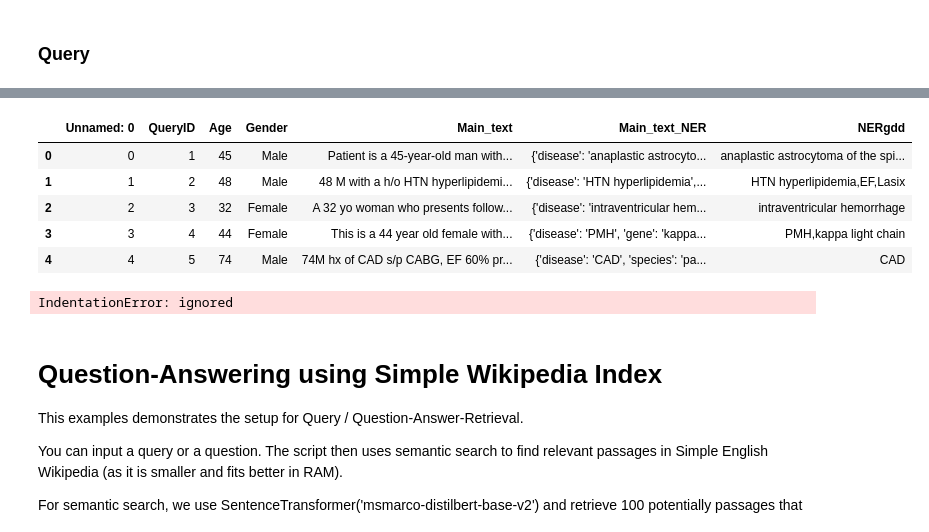
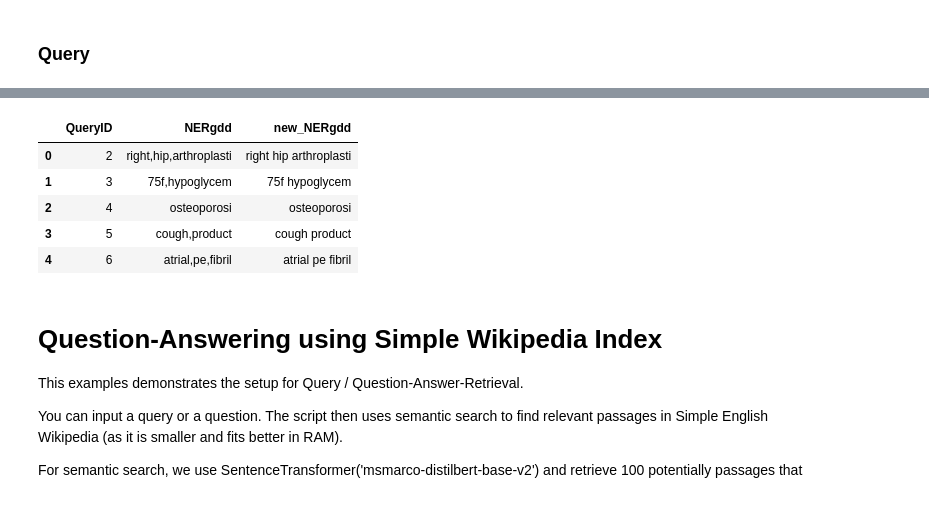
Before and after one commit to HuyenNguyenHelen/MyTREC_2021, a Jupyter notebook: BERT_Innitial_Reranking.ipynb, the cells around one changed output, grey strips where cells are left out. Cells and saved outputs as stored; diff of their text form; code cells hidden in the pictures.

```diff
--- a/BERT_Innitial_Reranking.ipynb
+++ b/BERT_Innitial_Reranking.ipynb
@@ -26,10 +26,10 @@ Successfully installed huggingface-hub-0.0.13 rank-bm25-0.2.1 sacremoses-0.0.45
 ### Documents
 # %%
 import pandas as pd
-path = r"/content/Text_New_Summary_OR_NER-BERN_Query2016_gene-disease-drug_2016(1).csv"
+path = r'/content/NNew_Summary_Combined_NER-BERN_Query2016_gene-disease-drug_2016_1_txt.csv'
 with open(path, 'r', encoding = 'utf-8' ) as f:
     data = pd.read_csv(f, header = None, delimiter='\t')
-data.columns = ['queryID','docID', 'score', 'concat_str']
+data.columns = ['queryID','docID', 'score', 'rank', 'concat_str']
 data.head()
 
 # column_names = [name.split(':')[0].replace('\'', '') for name in data.columns]
@@ -52,33 +52,3 @@ data.head()
 doc_txt = data['concat_str'].values.tolist()
 # %% [markdown]
 ### Query
-# %%
-# Raw query
-'''
-# Loading the Query [2016/2021]
-## Query 2016
-import pandas as pd
-import xml.etree.ElementTree as ET
-
-tree = ET.parse(r"/content/topics2016.xml")
-root = tree.getroot()
-
-queryID, note, description, summary=[],[],[], []
-
-
-i=0
-while i<len(root):
-    queryID.append(i+1)
-    for j in range (len(root[i])):
-        if root[i][j].tag == 'note':
-            note.append(root[i][j].text.replace('\n',''))
-        if root[i][j].tag == 'summary':
-            summary.append(root[i][j].text)
-        if root[i][j].tag == 'description':
-            description.append(root[i][j].text)
-
-    i+=1
-
-queries = pd.DataFrame(zip(queryID, note, description, summary), columns =['queryID', 'note', 'description', 'summary'] )
-queries.head()
-'''
@@ -92,21 +55,22 @@ queries.head()
 # %%
 # Processed query 2016
-path = r"/content/NER-BERN_Query2021_gene-disease-drug.csv"
+path = r"/content/Quries_2016_withTXT.txt"
 with open(path, 'r', encoding = 'utf-8' ) as f:
-    query = pd.read_csv(f)
-query['NERgdd'] = query['NERgdd'].apply(labda x: ''.join([i for i in x.split(',')]))
-query.head()
+    query_df = pd.read_csv(f, delimiter='\t')
+query_df.columns = ['QueryID', 'NERgdd']
+query_df['new_NERgdd'] = query_df['NERgdd'].apply(lambda x: ' '.join([i for i in str(x).split(',')]))
+
+query_df.head()
 # %% [output]
-|  | Unnamed: 0 | QueryID | Age | Gender | Main_text | Main_text_NER | NERgdd |
-| 0 | 0 | 1 | 45 | Male | Patient is a 45-year-old man with... | {'disease': 'anaplastic astrocyto... | anaplastic astrocytoma of the spi... |
-| 1 | 1 | 2 | 48 | Male | 48 M with a h/o HTN hyperlipidemi... | {'disease': 'HTN hyperlipidemia',... | HTN hyperlipidemia,EF,Lasix |
-| 2 | 2 | 3 | 32 | Female | A 32 yo woman who presents follow... | {'disease': 'intraventricular hem... | intraventricular hemorrhage |
-| 3 | 3 | 4 | 44 | Female | This is a 44 year old female with... | {'disease': 'PMH', 'gene': 'kappa... | PMH,kappa light chain |
-| 4 | 4 | 5 | 74 | Male | 74M hx of CAD s/p CABG, EF 60% pr... | {'disease': 'CAD', 'species': 'pa... | CAD |
+|  | QueryID | NERgdd | new_NERgdd |
+| 0 | 2 | right,hip,arthroplasti | right hip arthroplasti |
+| 1 | 3 | 75f,hypoglycem | 75f hypoglycem |
+| 2 | 4 | osteoporosi | osteoporosi |
+| 3 | 5 | cough,product | cough product |
+| 4 | 6 | atrial,pe,fibril | atrial pe fibril |
 # %%
 # Processing query
+queries = query_df['new_NERgdd'].values.tolist()
-# %% [output]
-IndentationError: ignored
 # %% [markdown]
 # Question-Answering using Simple Wikipedia Index
 
```
Also changed, not shown: parts of 11 cells of this notebook.
